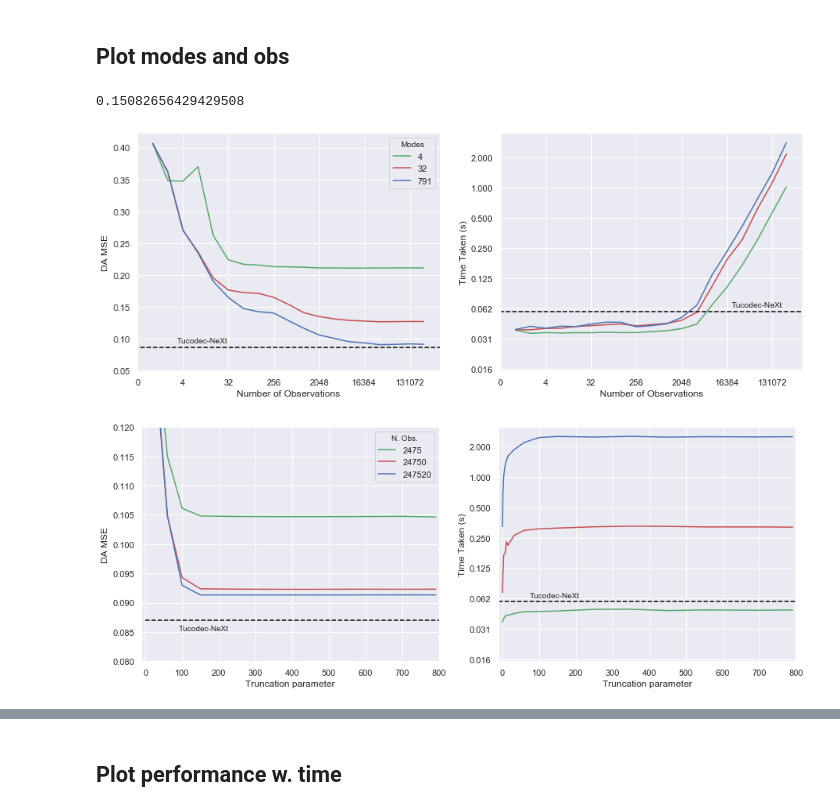
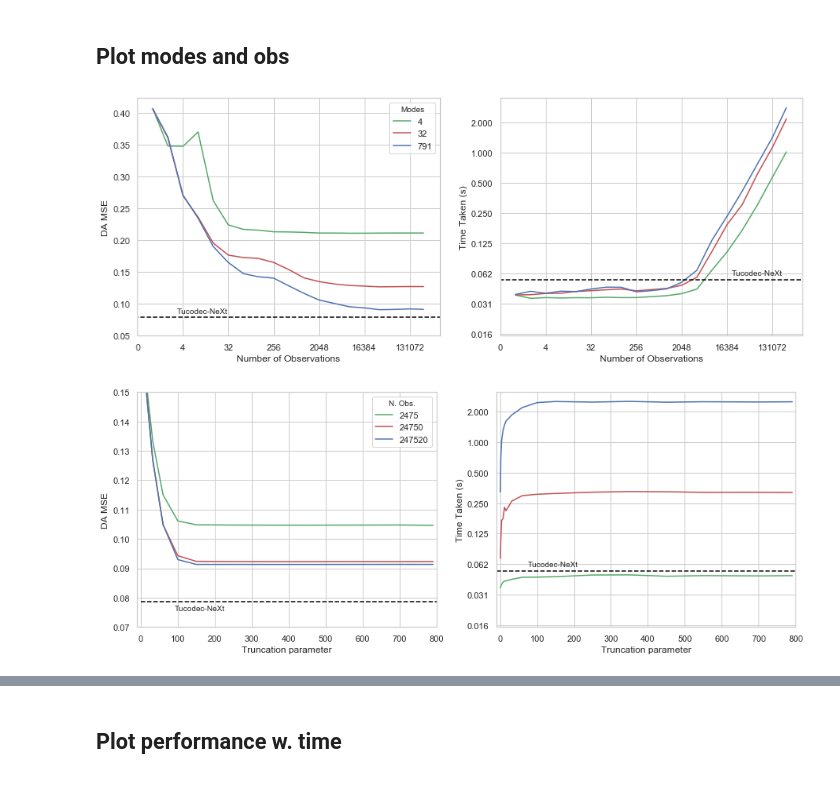
Before and after one commit to julianmack/Data_Assimilation, a Jupyter notebook: report/generate_figures/plot_TSVD.ipynb, the cells around one changed output, grey strips where cells are left out. Saved outputs shown, nothing was run; the diff lists cells and outputs as text; code cells hidden in the pictures.

```diff
--- a/report/generate_figures/plot_TSVD.ipynb
+++ b/report/generate_figures/plot_TSVD.ipynb
@@ -18,7 +16,7 @@ import pipeline
 import seaborn as sns
 sns.set()
 from matplotlib.ticker import ScalarFormatter
-
+sns.set_style("whitegrid")
 #sns.set_palette("Dark2")
 # %%
 B = os.getcwd() + "/experiments/"
@@ -118,12 +116,10 @@ nobsdf.to_csv( "report/data/nobsdf.csv")
 # %% [markdown]
 ## Plot modes and obs
 # %%
-modes2475["mse_DA"].mean()
+#modes2475["mse_DA"].mean()
-# %% [output]
-0.15082656429429508
 # %%
 
-def plot_val(val, dfs, title, savefp, legend_labels=None, Tucodec_mse=0.087, Tucodec_time=0.058213):
+def plot_val(val, dfs, title, savefp, legend_labels=None, Tucodec_mse=0.078657345, Tucodec_time=0.05372):
     colours = ["g", "r", "b"]
 
     def sort_vals(df, val, yval):
@@ -204,8 +200,8 @@ def plot_val(val, dfs, title, savefp, legend_labels=None, Tucodec_mse=0.087, Tuc
     else:
         xmax = 800
         xmin = -10
-        ymax0 = 0.12
-        ymin0 = 0.08
+        ymax0 = 0.15
+        ymin0 = 0.07
         ymax1 = None
         ymin1 = 0.015
 
@@ -221,36 +217,36 @@ def plot_val(val, dfs, title, savefp, legend_labels=None, Tucodec_mse=0.087, Tuc
         y_pos0 = Tucodec_mse + 0.007
         x_pos1 = 20000
         y_pos1 = Tucodec_time + 0.007
         #x_pos1 = 150000 #UNCOMMENT
 
     else:
         x_pos0 = 90
-        y_pos0 = Tucodec_mse - 0.0018
+        y_pos0 = Tucodec_mse - 0.003
         x_pos1 = 75
         y_pos1 = Tucodec_time + 0.006
     axs[0].text(x_pos0, y_pos0, 'Tucodec-NeXt',)
     axs[1].text(x_pos1, y_pos1, 'Tucodec-NeXt',)
 
     fig.savefig(savefp)
 
 nobs32 = nobsdf[nobsdf["modes"] == 32]
 nobs4 = nobsdf[nobsdf["modes"] == 4]
 nobs791 = nobsdf[nobsdf["modes"] == 791]
 
 legend_labs = ["4", "32", "791"]
 
 plot_val("nobs", [nobs4, nobs32, nobs791], "Number of Observations", outfp1, legend_labs)
 
 modesAll = modesdf[modesdf["nobs"] == 247520]
 modes2475 = modesdf[modesdf["nobs"] == 2475]
 modes24750 = modesdf[modesdf["nobs"] == 24750]
 
 legend_labs = ["2475", "24750", "247520"]
 
 plot_val("modes", [modes2475, modes24750, modesAll], "Truncation parameter", outfp2, legend_labs)
 # %% [output]
-[figure, old version]
+[figure, new version]
-[figure, old version]
+[figure, new version]
 # %%
 nobs4, nobs32, nobs731
 nobs731
```
Also changed, not shown: parts of 7 cells of this notebook, 18 other files.
